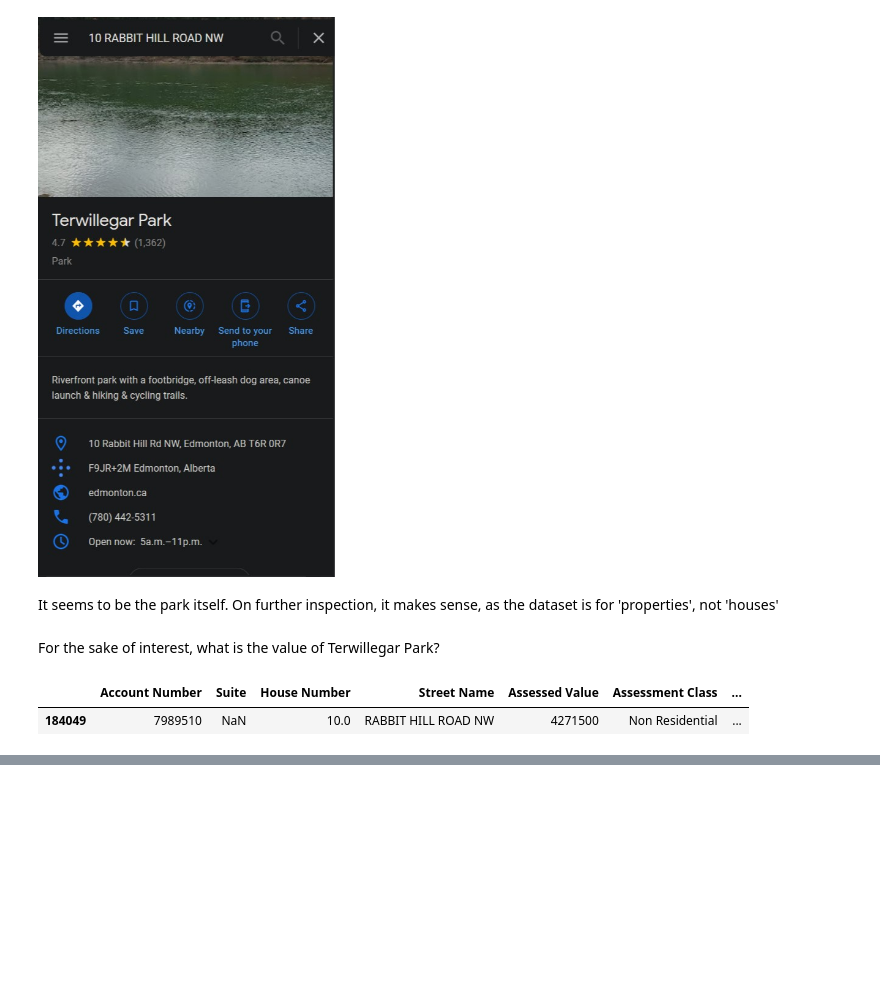
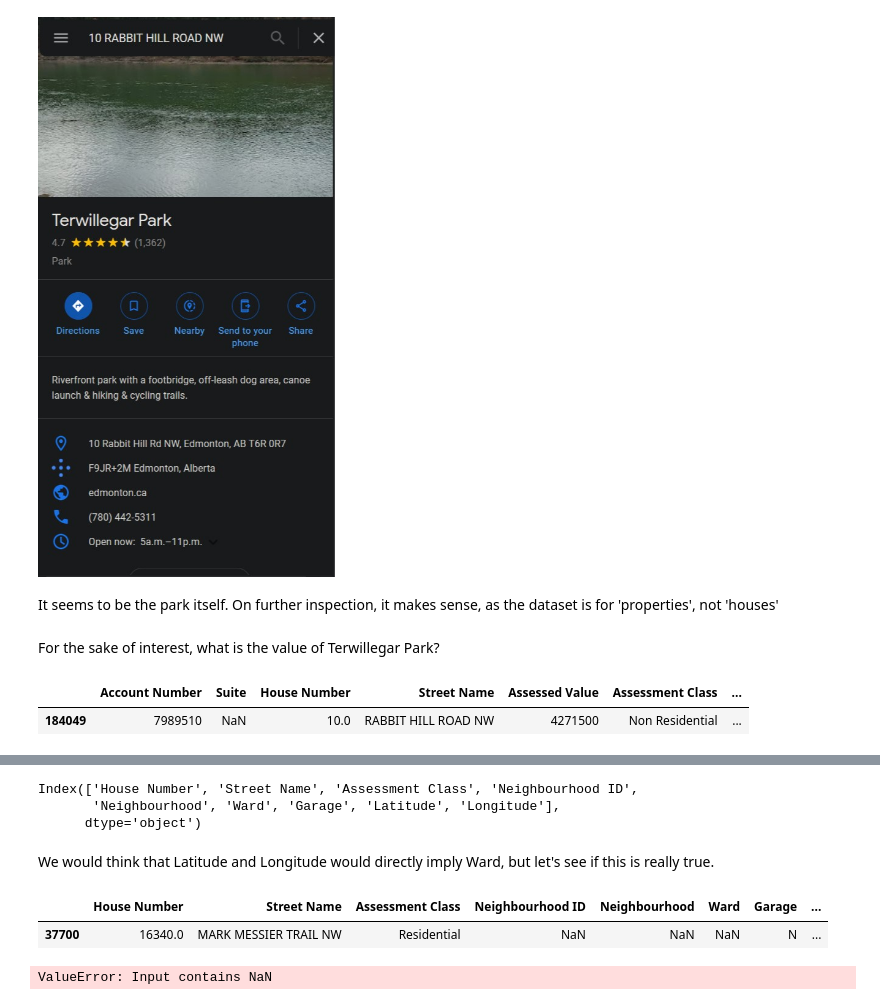
Before and after one commit to psaunderualberta/DataScienceProjects, a Jupyter notebook: Edmonton Housing Data.ipynb, the cells around one changed output, grey strips where cells are left out. Cells and saved outputs as stored; diff of their text form; code cells hidden in the pictures; blank space fills up the shorter version.

Commit message:
Working on null values

```diff
--- a/Edmonton Housing Data.ipynb
+++ b/Edmonton Housing Data.ipynb
@@ -180,0 +226,8 @@ If anyone has a spare 4
+# %%
+houseX.columns
+# %% [output]
+Index(['House Number', 'Street Name', 'Assessment Class', 'Neighbourhood ID',
+       'Neighbourhood', 'Ward', 'Garage', 'Latitude', 'Longitude'],
+      dtype='object')
+# %% [markdown]
+We would think that Latitude and Longitude would directly imply Ward, but let's see if this is really true.
@@ -180,0 +238,12 @@ If anyone has a spare 4
+# %%
+houseX[houseX['Ward'].isnull()]
+# %% [output]
+|  | House Number | Street Name | Assessment Class | Neighbourhood ID | Neighbourhood | Ward | Garage | ... |
+| 37700 | 16340.0 | MARK MESSIER TRAIL NW | Residential | NaN | NaN | NaN | N | ... |
+# %%
+from sklearn.linear_model import LinearRegression
+lin = LinearRegression()
+
+lin.fit(X_train, y_train)
+# %% [output]
+ValueError: Input contains NaN
```
Also changed, not shown: parts of 19 cells of this notebook.
